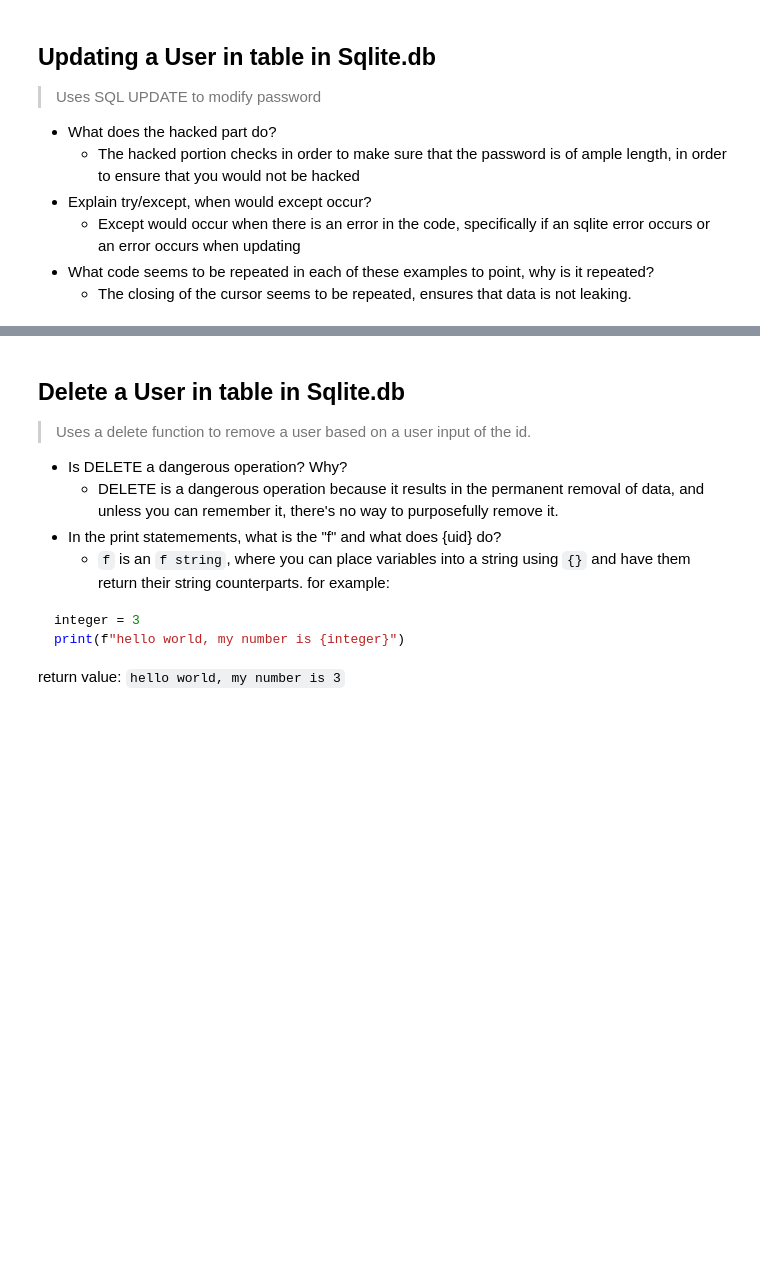
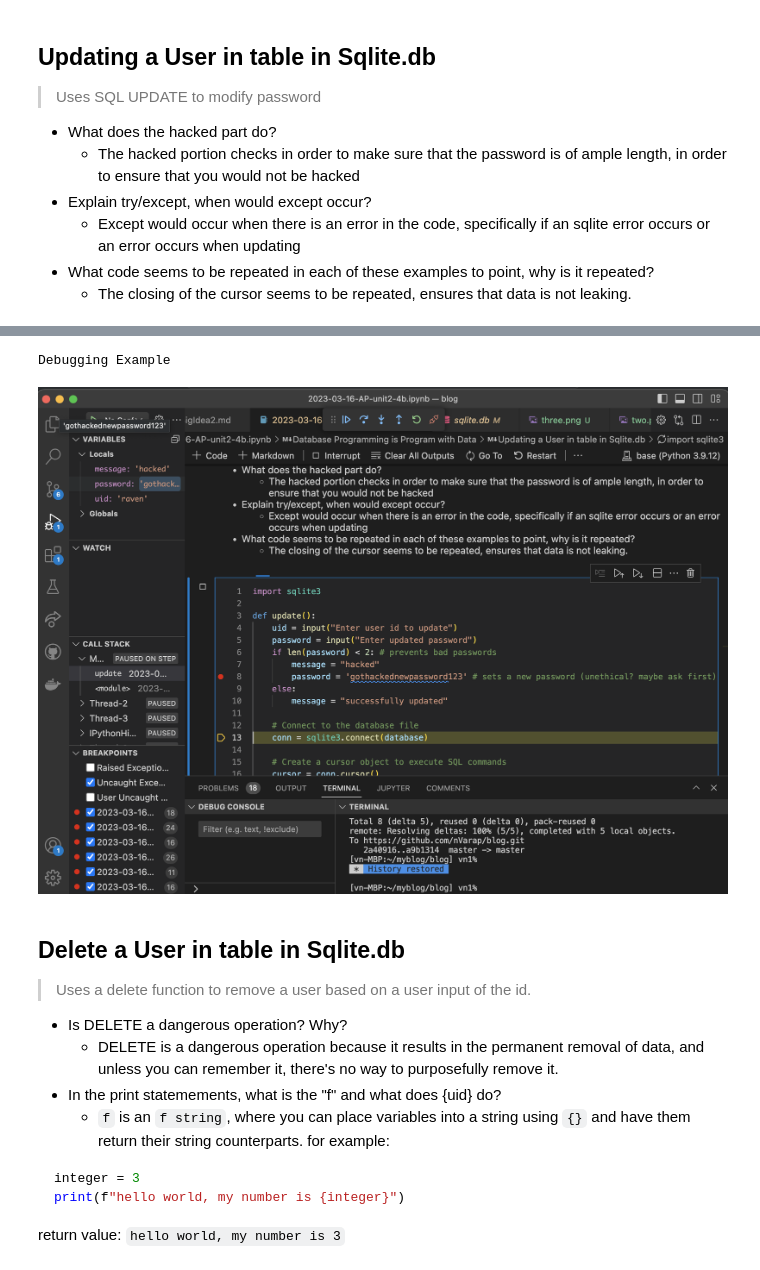
Before and after one commit to nVarap/blog, a Jupyter notebook: _notebooks/2023-03-16-AP-unit2-4b.ipynb, the cells around one changed output, grey strips where cells are left out. Saved outputs shown, nothing was run; the diff lists cells and outputs as text; code cells hidden in the pictures; blank space fills up the shorter version.

```diff
--- a/_notebooks/2023-03-16-AP-unit2-4b.ipynb
+++ b/_notebooks/2023-03-16-AP-unit2-4b.ipynb
@@ -190,3 +223,11 @@ The row with user id  the password has been hacked
+# %%
+from PIL import Image
+print("Debugging Example")
+emaad = Image.open('images/four.png')
+display(emaad)
+# %% [output]
+Debugging Example
+[figure, added]
 # %% [markdown]
 ## Delete a User in table in Sqlite.db
 > Uses a delete function to remove a user based on a user input of the id.
```
Also changed, not shown: parts of 8 cells of this notebook, 8 other files.
